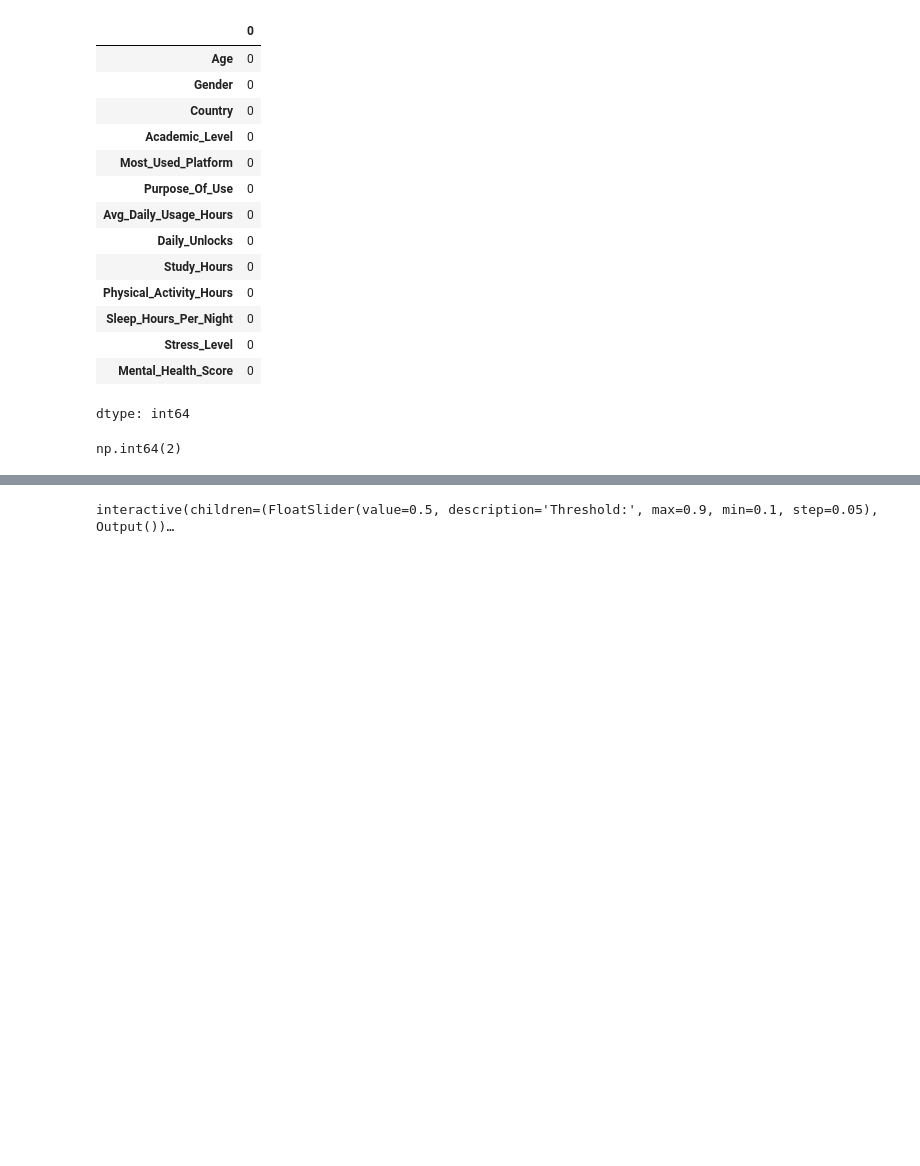
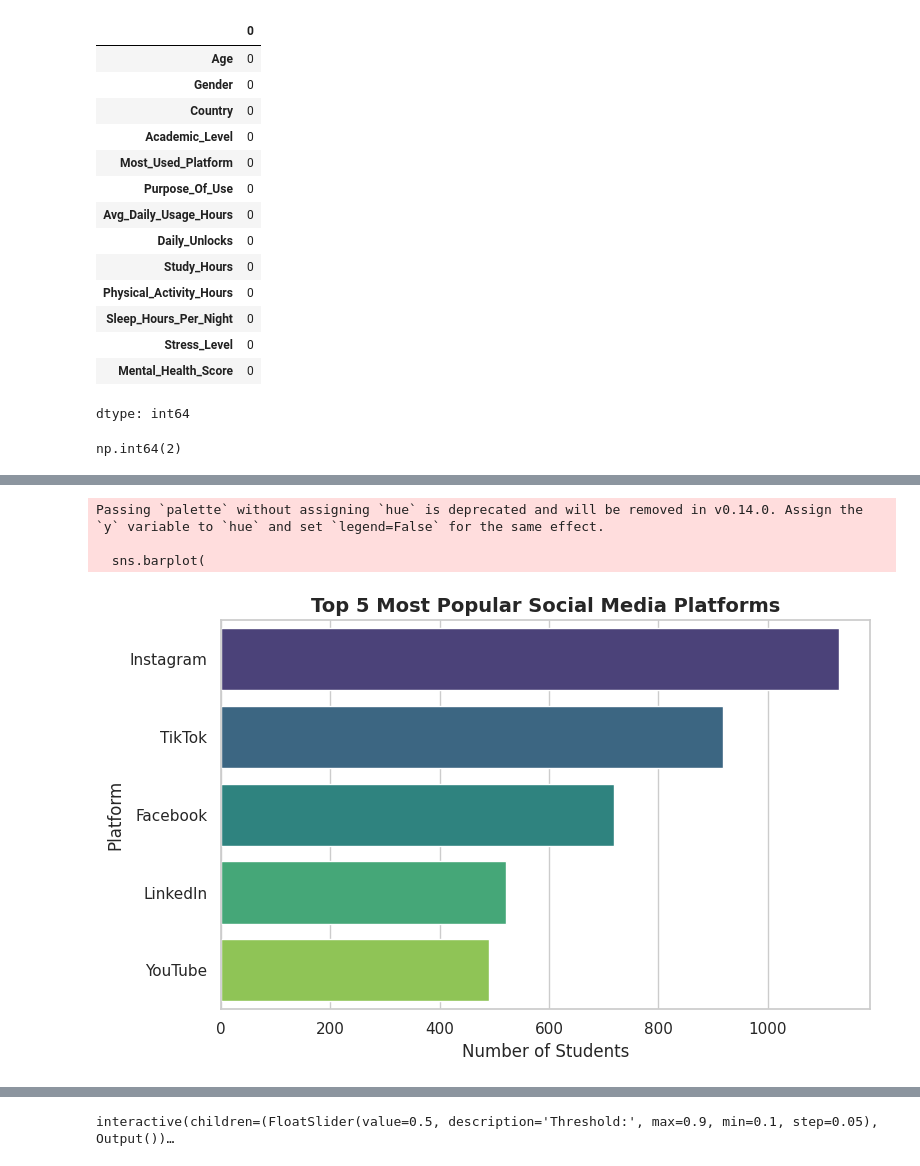
Before and after one commit to cse2023210012-prog/Student-Social-Media-And-Mental-Health-Impact-training-, a Jupyter notebook: Student_Social_Media_And_Mental_Health_Impact.ipynb, the cells around one changed output, grey strips where cells are left out. Drawn from its saved outputs; the diff is of its cells as text; code cells hidden in the pictures; blank space fills up the shorter version.

```diff
--- a/Student_Social_Media_And_Mental_Health_Impact.ipynb
+++ b/Student_Social_Media_And_Mental_Health_Impact.ipynb
@@ -66,0 +114,21 @@ df_clean = df[
+# %%
+plt.figure(figsize=(8, 5))
+
+# 4. Most Used Social Media Platforms
+top_platforms = df["Most_Used_Platform"].value_counts().head(5)
+sns.barplot(
+    x=top_platforms.values, y=top_platforms.index, palette="viridis"
+)
+plt.title(
+    "Top 5 Most Popular Social Media Platforms", fontsize=14, fontweight="bold"
+)
+plt.xlabel("Number of Students", fontsize=12)
+plt.ylabel("Platform", fontsize=12)
+
+plt.tight_layout()
+plt.show()
+# %% [output]
+Passing `palette` without assigning `hue` is deprecated and will be removed in v0.14.0. Assign the `y` variable to `hue` and set `legend=False` for the same effect.
+
+  sns.barplot(
+[figure, added]
```
Also changed, not shown: parts of 4 cells of this notebook.
